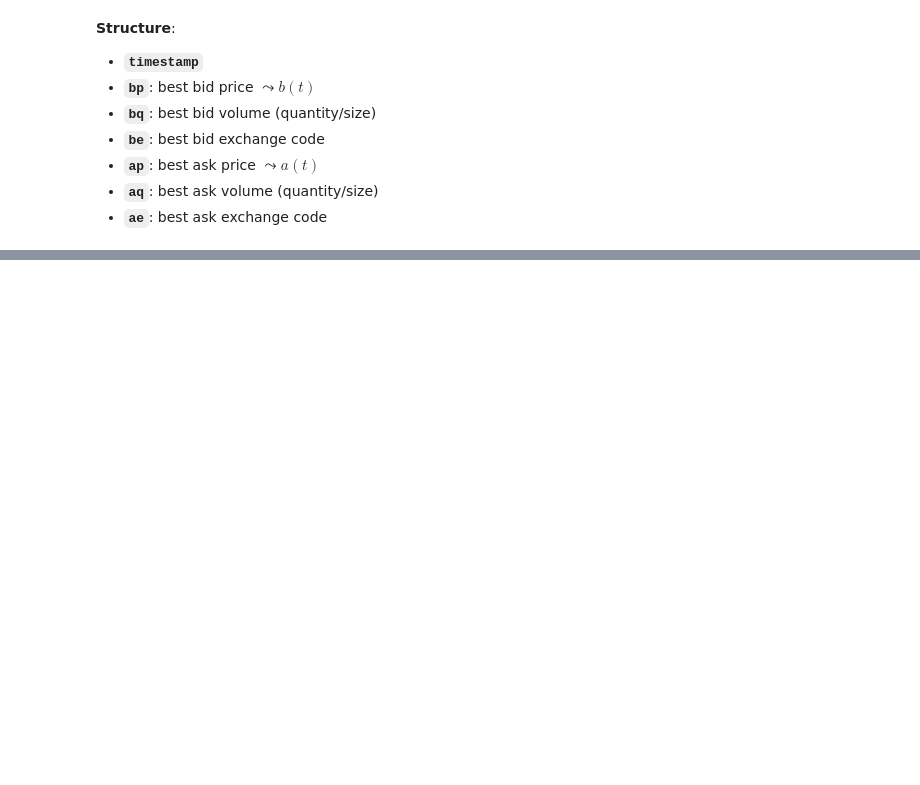
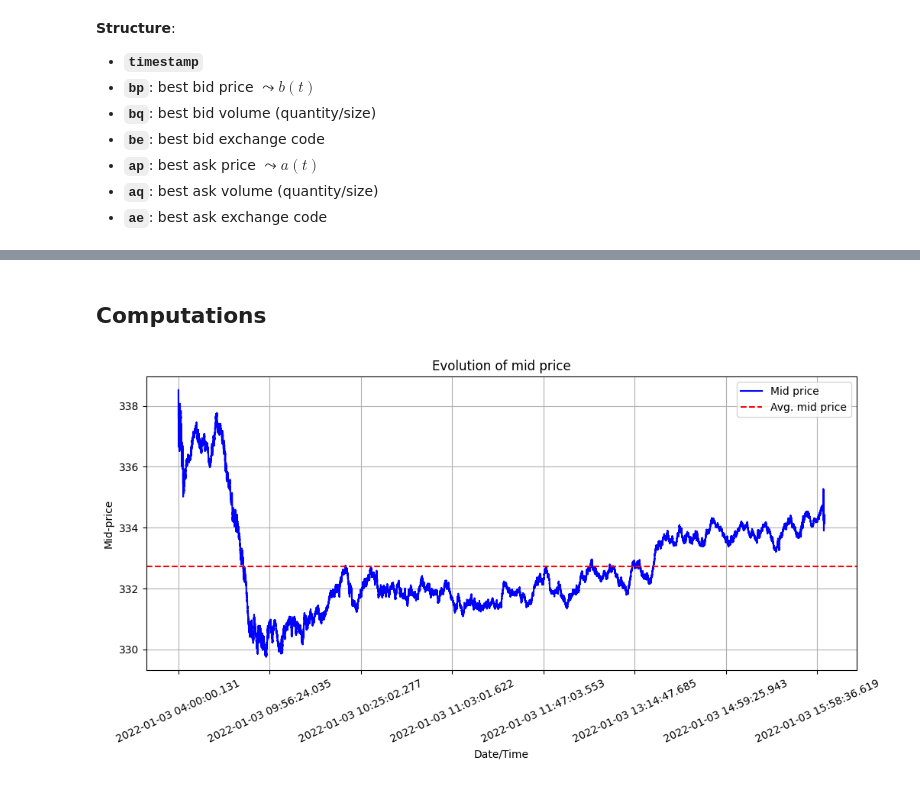
Before and after one commit to lcsrodriguez/optimalHFT, a Jupyter notebook: main.ipynb, the cells around one changed output, grey strips where cells are left out. Cells and saved outputs as stored; diff of their text form; code cells hidden in the pictures; blank space fills up the shorter version.

Commit message:
Adding first data viz

```diff
--- a/main.ipynb
+++ b/main.ipynb
@@ -6,6 +6,13 @@ import pandas as pd
 import numpy as np
 import seaborn as sns
 import matplotlib.pyplot as plt
+import warnings
+
+# Setting default parameters
+plt.rcParams["figure.figsize"] = [12, 5] # Figure sizes for Matplotlib
+
+# Silencing all warnings for a better UX
+warnings.filterwarnings("ignore")
 # %%
 DATA_FOLDER = "data/tickhistory_sample"
 # %%
@@ -66,3 +103,6 @@ quotes.head()
 - **`ap`**: best ask price $\leadsto a(t)$
 - **`aq`**: best ask volume (quantity/size)
 - **`ae`**: best ask exchange code
+# %%
+# Selection of most relevant columns to "reconstruct" the LOB
+L1_COLUMNS = ["bq", "bp", "aq", "ap"]
@@ -68,0 +119,17 @@ quotes.head()
+# %% [markdown]
+## Computations
+# %%
+data = quotes[L1_COLUMNS]
+# %%
+mid_price = (1/2)*(data["bp"] + data["ap"])
+# %%
+# data={"a": data["ap"], "b": data["bp"], "m": mid_price}
+_ = mid_price.plot(color="blue", rot=25, label="Mid price")
+_ = plt.grid()
+_ = plt.xlabel("Date/Time")
+_ = plt.ylabel("Mid-price")
+_ = plt.axhline(y = mid_price.mean(), color="red", ls="--", label="Avg. mid price")
+_ = plt.legend()
+_ = plt.title("Evolution of mid price")
+# %% [output]
+[figure, added]
```
Also changed, not shown: parts of 6 cells of this notebook.
